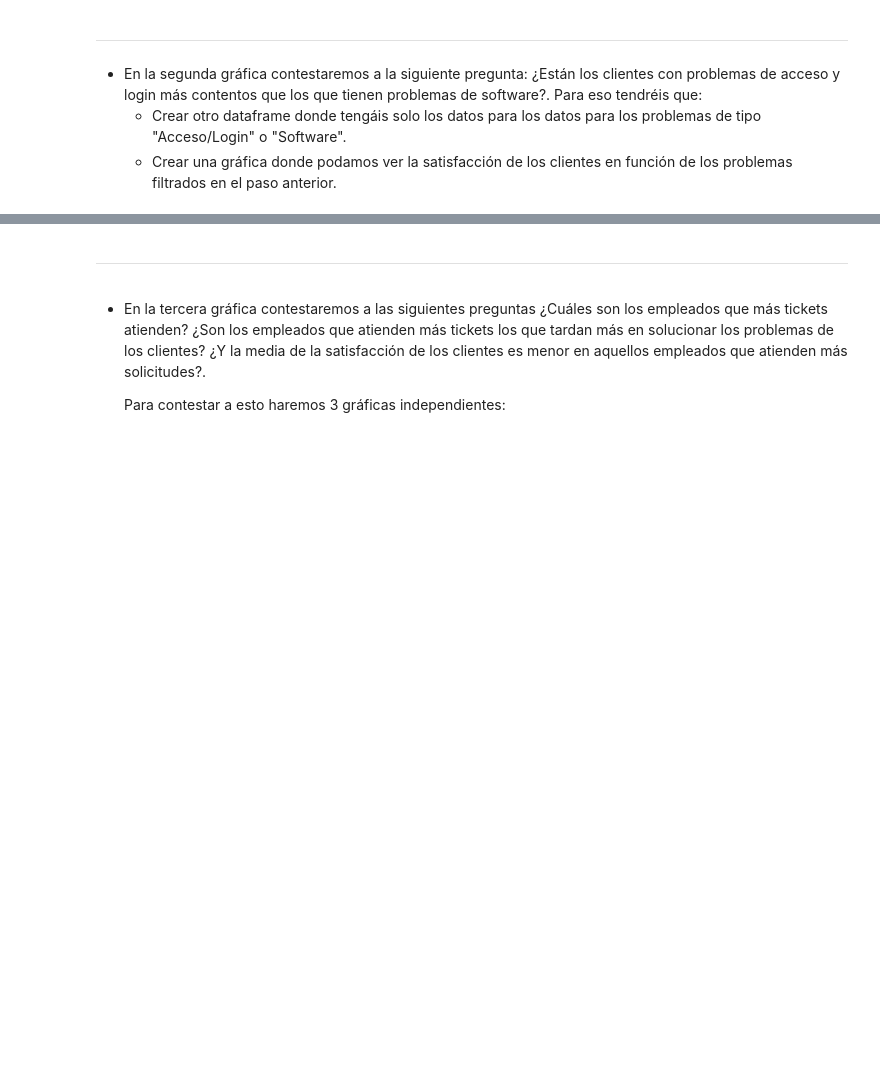
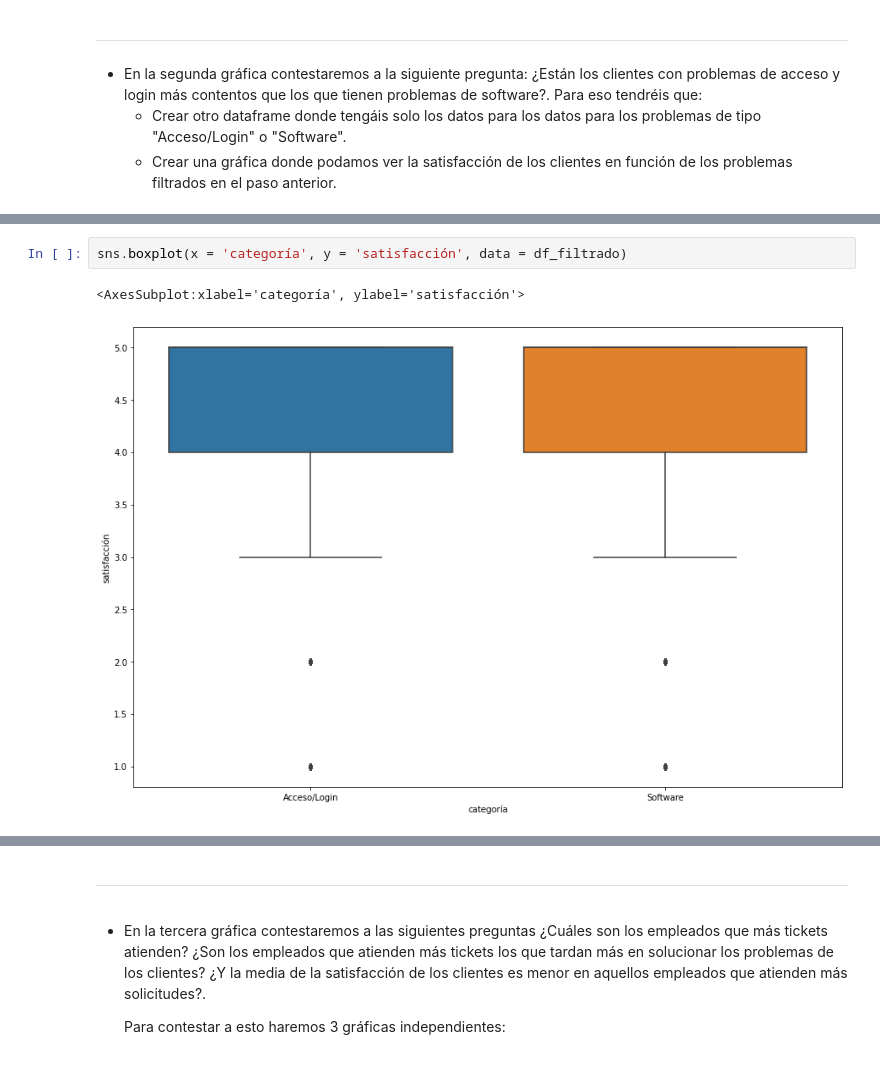
Before and after one commit to Adalab/promo_d_da_modulo2_sprint2_Cristina-Paloma, a Jupyter notebook: EDA/EDA-3.ipynb, the cells around one changed output, grey strips where cells are left out. Saved outputs shown, nothing was run; the diff lists cells and outputs as text; blank space fills up the shorter version.

```diff
--- a/EDA/EDA-3.ipynb
+++ b/EDA/EDA-3.ipynb
@@ -40,0 +98,5 @@ df.sample(3)
+# %%
+sns.boxplot(x = 'categoría', y = 'satisfacción', data = df_filtrado)
+# %% [output]
+<AxesSubplot:xlabel='categoría', ylabel='satisfacción'>
+[figure, added]
```
Also changed, not shown: parts of 22 cells of this notebook.
